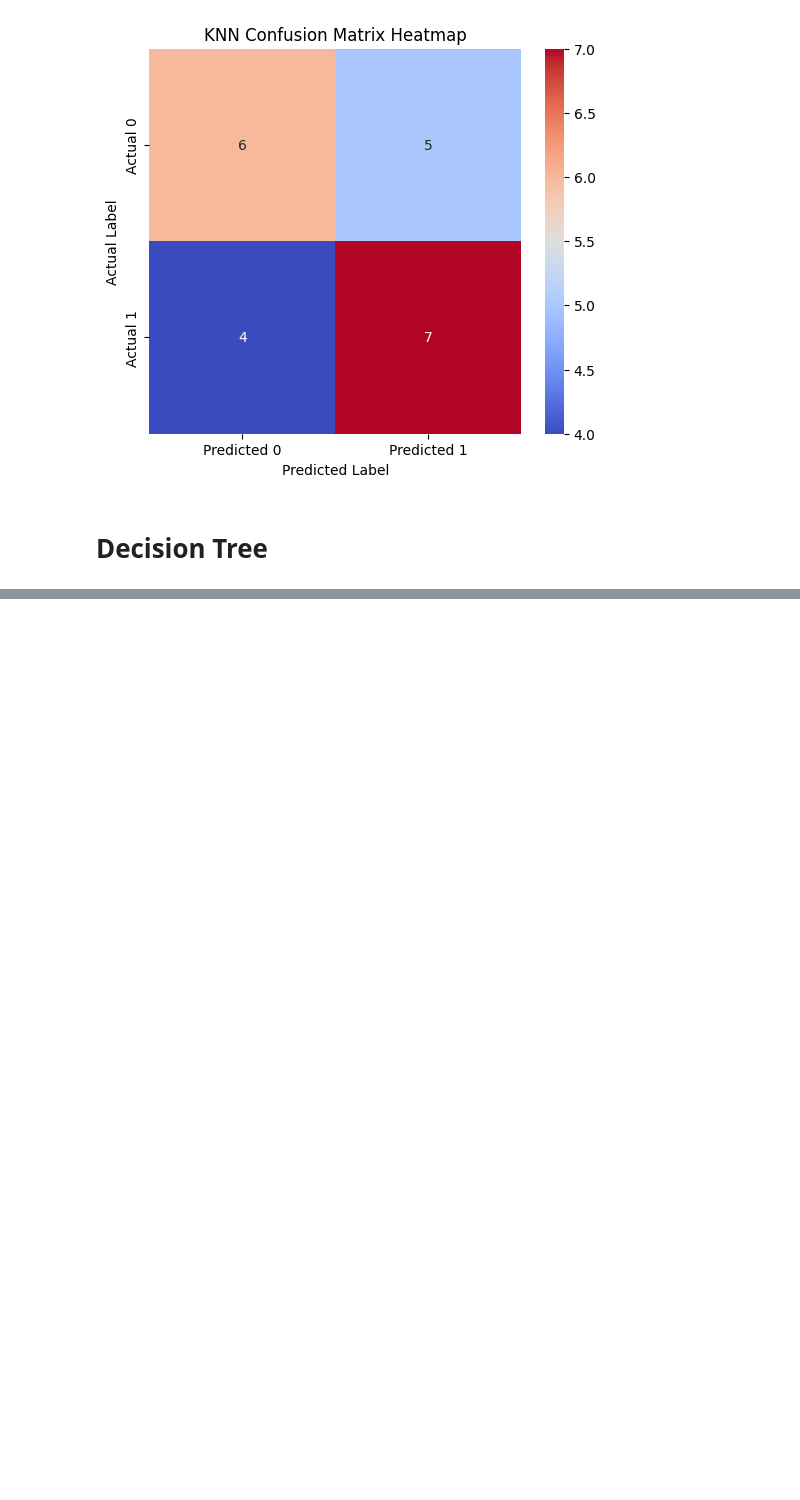
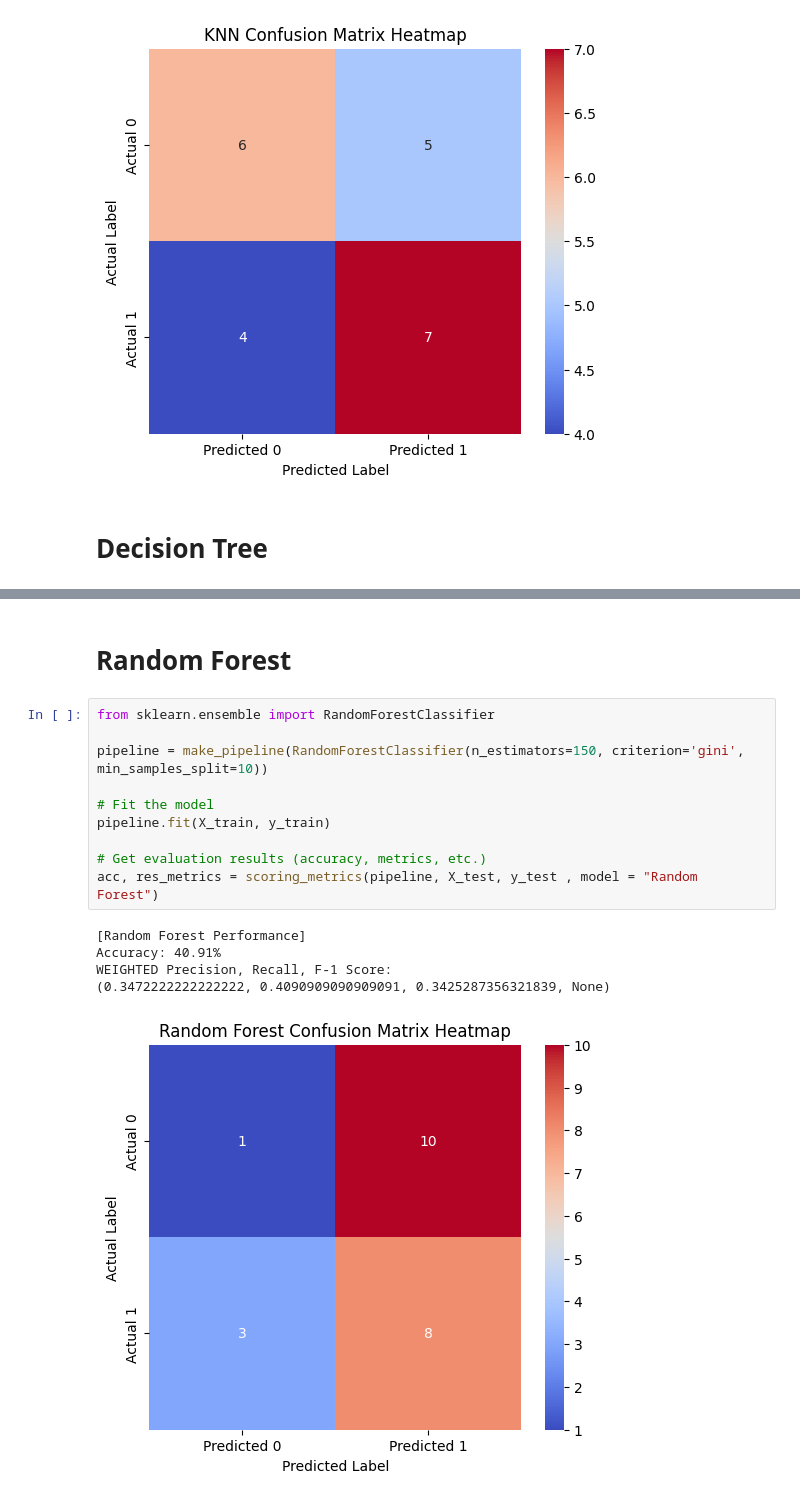
Before and after one commit to GarveyJLi/alzheimers-eeg-classification, a Jupyter notebook: modeling.ipynb, the cells around one changed output, grey strips where cells are left out. Cells and saved outputs as stored; diff of their text form; blank space fills up the shorter version.

Commit message:
more model experiemnts

```diff
--- a/modeling.ipynb
+++ b/modeling.ipynb
@@ -207,0 +241,18 @@ Find best hyperparameters with grid search
+# %% [markdown]
+# Random Forest
+# %%
+from sklearn.ensemble import RandomForestClassifier
+
+pipeline = make_pipeline(RandomForestClassifier(n_estimators=150, criterion='gini', min_samples_split=10))
+
+# Fit the model
+pipeline.fit(X_train, y_train)
+
+# Get evaluation results (accuracy, metrics, etc.)
+acc, res_metrics = scoring_metrics(pipeline, X_test, y_test , model = "Random Forest")
+# %% [output]
+[Random Forest Performance]
+Accuracy: 40.91%
+WEIGHTED Precision, Recall, F-1 Score:
+(0.3472222222222222, 0.4090909090909091, 0.3425287356321839, None)
+[figure, added]
```
Also changed, not shown: parts of 8 cells of this notebook.
